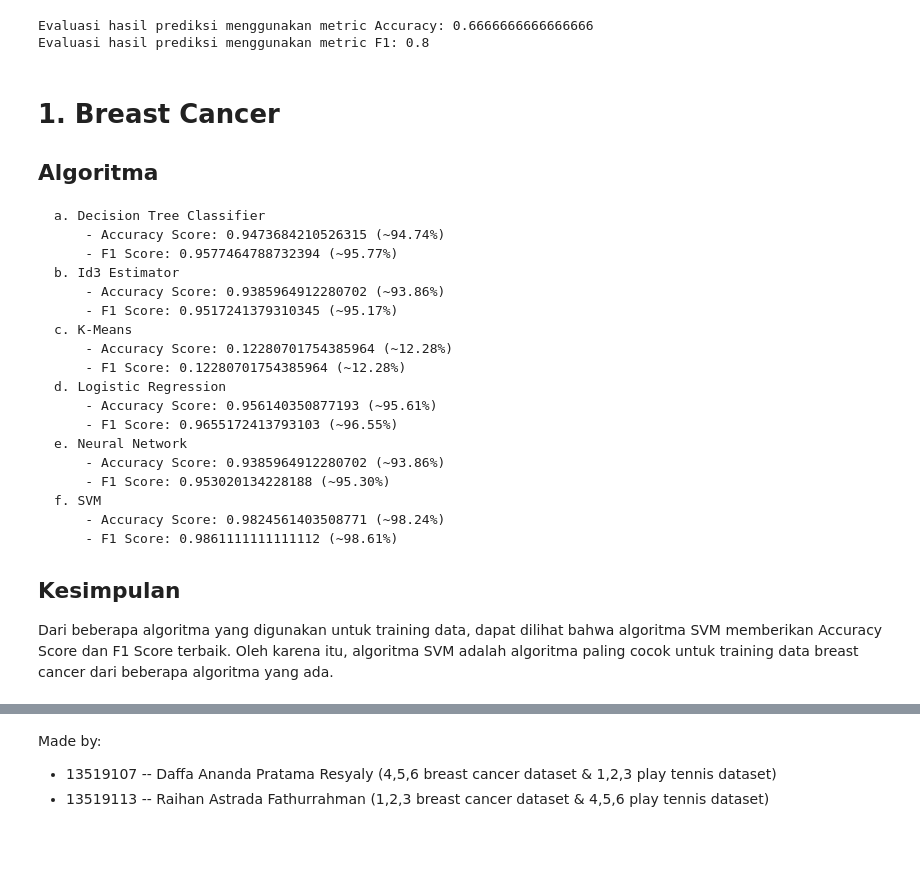
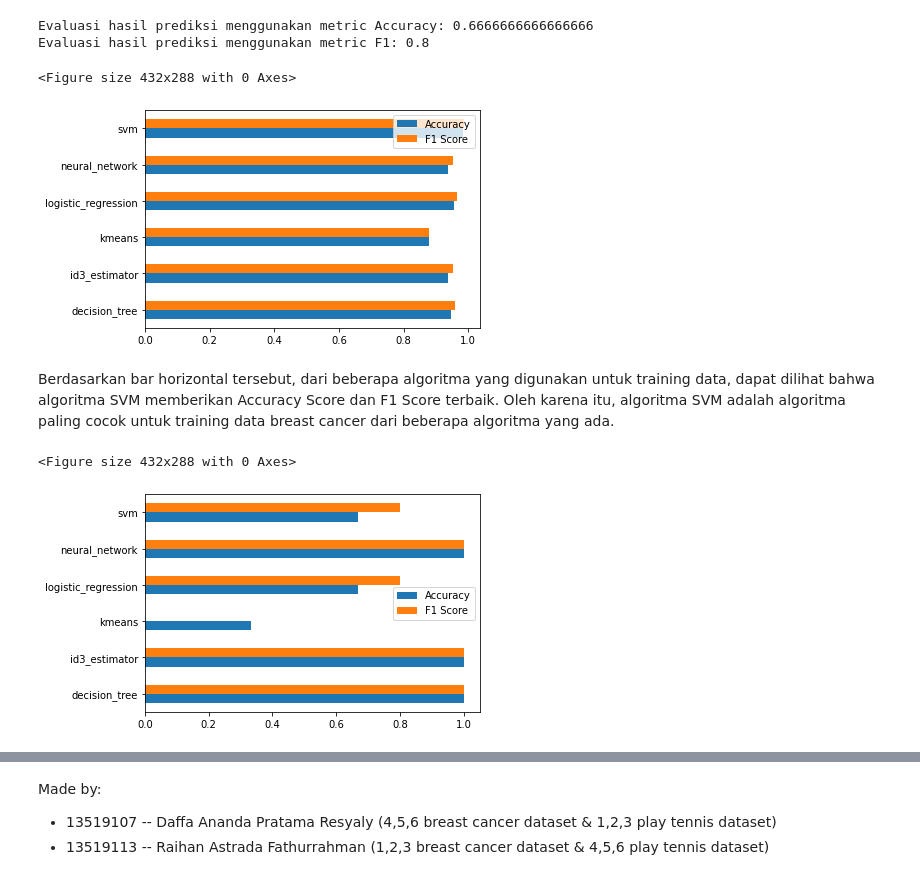
Before and after one commit to raihanastrada/Tucil1_13519107_13519113, a Jupyter notebook: Tucil1_13519107_13519113.ipynb, the cells around one changed output, grey strips where cells are left out. Cells and saved outputs as stored; diff of their text form; code cells hidden in the pictures; blank space fills up the shorter version.

```diff
--- a/Tucil1_13519107_13519113.ipynb
+++ b/Tucil1_13519107_13519113.ipynb
@@ -223,10 +222,15 @@ y_bc_pred = bc_estimator.predict(X_bc_test)
 
 # Mengevaluasi hasil prediksi
 # Menggunakan metric Accuracy
-print("Evaluasi hasil prediksi menggunakan metric Accuracy: {}".format(accuracy_score(y_bc_test, y_bc_pred)))
+bc_id3_accuracy = accuracy_score(y_bc_test, y_bc_pred)
+print("Evaluasi hasil prediksi menggunakan metric Accuracy: {}".format(bc_id3_accuracy))
 
 # Menggunakan metric F1
-print("Evaluasi hasil prediksi menggunakan metric F1: {}".format(f1_score(y_bc_test, y_bc_pred)))
+bc_id3_f1 = f1_score(y_bc_test, y_bc_pred)
+print("Evaluasi hasil prediksi menggunakan metric F1: {}".format(bc_id3_f1))
+
+bc_accuracy_scores['id3_estimator'] = bc_id3_accuracy
+bc_f1_scores['id3_estimator'] = bc_id3_f1
 # %% [output]
 Evaluasi hasil prediksi menggunakan metric Accuracy: 0.9385964912280702
 Evaluasi hasil prediksi menggunakan metric F1: 0.9517241379310345
@@ -353,10 +374,15 @@ y_bc_pred = bc_log_regression.predict(X_bc_test)
 
 # Mengevaluasi hasil prediksi
 # Menggunakan metric Accuracy
-print("Evaluasi hasil prediksi menggunakan metric Accuracy: {}".format(accuracy_score(y_bc_test, y_bc_pred)))
+bc_regression_accuracy = accuracy_score(y_bc_test, y_bc_pred)
+print("Evaluasi hasil prediksi menggunakan metric Accuracy: {}".format(bc_regression_accuracy))
 
 # Menggunakan metric F1
-print("Evaluasi hasil prediksi menggunakan metric F1: {}".format(f1_score(y_bc_test, y_bc_pred)))
+bc_regression_f1 = f1_score(y_bc_test, y_bc_pred)
+print("Evaluasi hasil prediksi menggunakan metric F1: {}".format(bc_regression_f1))
+
+bc_accuracy_scores['logistic_regression'] = bc_regression_accuracy
+bc_f1_scores['logistic_regression'] = bc_regression_f1
 # %% [output]
 Evaluasi hasil prediksi menggunakan metric Accuracy: 0.956140350877193
 Evaluasi hasil prediksi menggunakan metric F1: 0.9655172413793103
@@ -418,10 +451,15 @@ y_bc_pred = bc_neural_network.predict(X_bc_test)
 
 # Mengevaluasi hasil prediksi
 # Menggunakan metric Accuracy
-print("Evaluasi hasil prediksi menggunakan metric Accuracy: {}".format(accuracy_score(y_bc_test, y_bc_pred)))
+bc_nn_accuracy = accuracy_score(y_bc_test, y_bc_pred)
+print("Evaluasi hasil prediksi menggunakan metric Accuracy: {}".format(bc_nn_accuracy))
 
 # Menggunakan metric F1
-print("Evaluasi hasil prediksi menggunakan metric F1: {}".format(f1_score(y_bc_test, y_bc_pred)))
+bc_nn_f1 = f1_score(y_bc_test, y_bc_pred)
+print("Evaluasi hasil prediksi menggunakan metric F1: {}".format(bc_nn_f1))
+
+bc_accuracy_scores['neural_network'] = bc_nn_accuracy
+bc_f1_scores['neural_network'] = bc_nn_f1
 # %% [output]
 Evaluasi hasil prediksi menggunakan metric Accuracy: 0.9385964912280702
 Evaluasi hasil prediksi menggunakan metric F1: 0.953020134228188
@@ -500,10 +546,15 @@ y_bc_pred = bc_svm.predict(X_bc_test)
 
 # Mengevaluasi hasil prediksi
 # Menggunakan metric Accuracy
-print("Evaluasi hasil prediksi menggunakan metric Accuracy: {}".format(accuracy_score(y_bc_test, y_bc_pred)))
+bc_svm_accuracy = accuracy_score(y_bc_test, y_bc_pred)
+print("Evaluasi hasil prediksi menggunakan metric Accuracy: {}".format(bc_svm_accuracy))
 
 # Menggunakan metric F1
-print("Evaluasi hasil prediksi menggunakan metric F1: {}".format(f1_score(y_bc_test, y_bc_pred)))
+bc_svm_f1 = f1_score(y_bc_test, y_bc_pred)
+print("Evaluasi hasil prediksi menggunakan metric F1: {}".format(bc_svm_f1))
+
+bc_accuracy_scores['svm'] = bc_svm_accuracy
+bc_f1_scores['svm'] = bc_svm_f1
 # %% [output]
 Evaluasi hasil prediksi menggunakan metric Accuracy: 0.9824561403508771
 Evaluasi hasil prediksi menggunakan metric F1: 0.9861111111111112
@@ -532,8 +588,20 @@ print("Evaluasi hasil prediksi menggunakan metric F1: {}".format(f1_score(y_pt_t
 # %% [output]
 Evaluasi hasil prediksi menggunakan metric Accuracy: 0.6666666666666666
 Evaluasi hasil prediksi menggunakan metric F1: 0.8
+# %%
+bc_accuracy_df = pd.DataFrame.from_dict(bc_accuracy_scores, orient='index')
+bc_f1_df = pd.DataFrame.from_dict(bc_f1_scores, orient='index')
+bc_scores = pd.concat([bc_accuracy_df, bc_f1_df], axis=1)
+bc_scores.columns = ['Accuracy', 'F1 Score']
+
+plt.figure()
+bc_scores.plot(kind="barh")
+plt.show()
+# %% [output]
+<Figure size 432x288 with 0 Axes>
+[figure, added]
 # %% [markdown]
-# 1. Breast Cancer
+<!-- # 1. Breast Cancer
 ## Algoritma
     a. Decision Tree Classifier
         - Accuracy Score: 0.9473684210526315 (~94.74%)
@@ -553,6 +621,18 @@ Evaluasi hasil prediksi menggunakan metric F1: 0.8
     f. SVM
         - Accuracy Score: 0.9824561403508771 (~98.24%)
         - F1 Score: 0.9861111111111112 (~98.61%)
-## Kesimpulan
-Dari beberapa algoritma yang digunakan untuk training data, dapat dilihat bahwa algoritma SVM memberikan Accuracy Score dan F1 Score terbaik. Oleh karena itu, algoritma SVM adalah algoritma paling cocok untuk training data breast cancer dari beberapa algoritma yang ada.
+## Kesimpulan -->
+Berdasarkan bar horizontal tersebut, dari beberapa algoritma yang digunakan untuk training data, dapat dilihat bahwa algoritma SVM memberikan Accuracy Score dan F1 Score terbaik. Oleh karena itu, algoritma SVM adalah algoritma paling cocok untuk training data breast cancer dari beberapa algoritma yang ada.
+# %%
+pt_accuracy_df = pd.DataFrame.from_dict(pt_accuracy_scores, orient='index')
+pt_f1_df = pd.DataFrame.from_dict(pt_f1_scores, orient='index')
+pt_scores = pd.concat([pt_accuracy_df, pt_f1_df], axis=1)
+pt_scores.columns = ['Accuracy', 'F1 Score']
+
+plt.figure()
+pt_scores.plot(kind="barh")
+plt.show()
+# %% [output]
+<Figure size 432x288 with 0 Axes>
+[figure, added]
 # %% [markdown]
```
Also changed, not shown: parts of 23 cells of this notebook.
